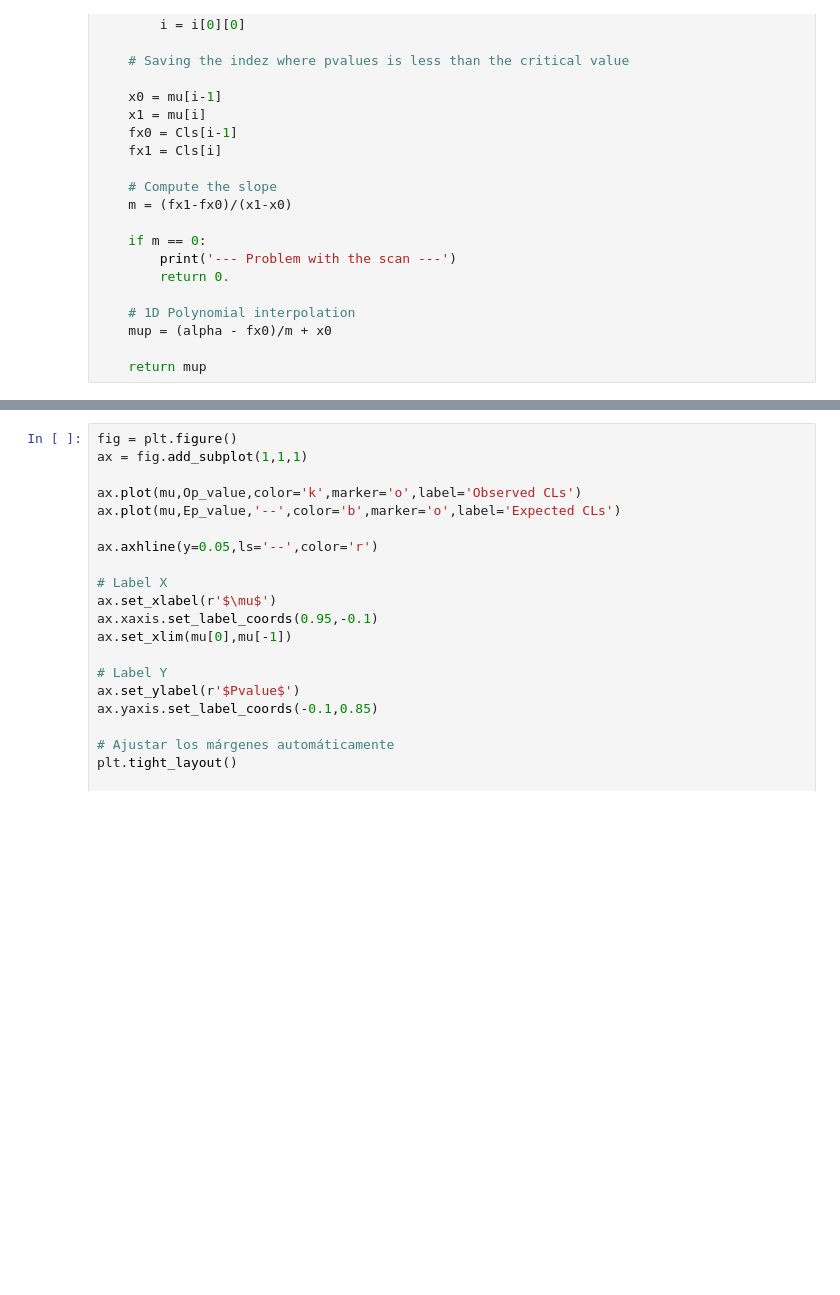
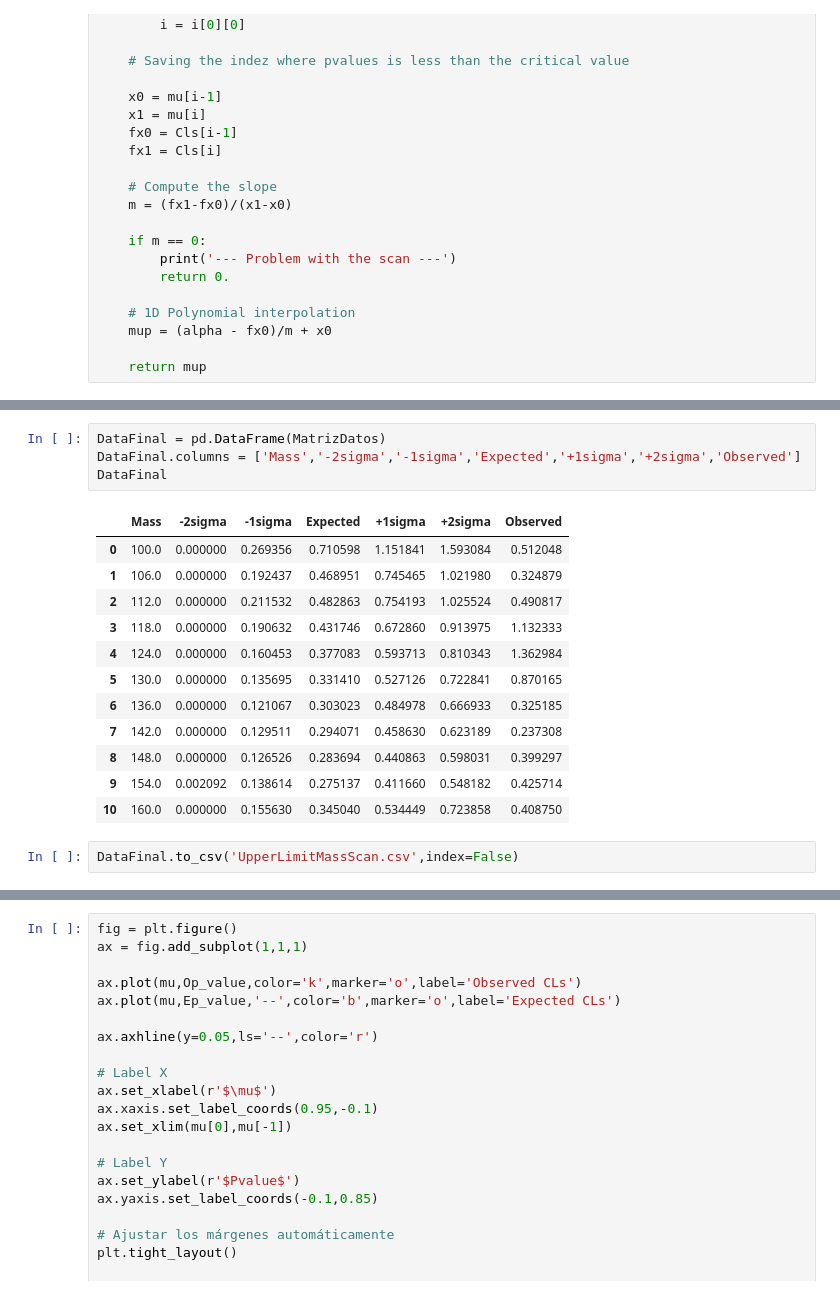
Before and after one commit to asegura4488/StatsHEP, a Jupyter notebook: MultiChannel/LEP/UpperLimitLnQParallel.ipynb, the cells around one changed output, grey strips where cells are left out. Drawn from its saved outputs; the diff is of its cells as text; blank space fills up the shorter version.

```diff
--- a/MultiChannel/LEP/UpperLimitLnQParallel.ipynb
+++ b/MultiChannel/LEP/UpperLimitLnQParallel.ipynb
@@ -215,0 +248,19 @@ for data in Data:
+# %%
+DataFinal = pd.DataFrame(MatrizDatos)
+DataFinal.columns = ['Mass','-2sigma','-1sigma','Expected','+1sigma','+2sigma','Observed']
+DataFinal
+# %% [output]
+|  | Mass | -2sigma | -1sigma | Expected | +1sigma | +2sigma | Observed |
+| 0 | 100.0 | 0.000000 | 0.269356 | 0.710598 | 1.151841 | 1.593084 | 0.512048 |
+| 1 | 106.0 | 0.000000 | 0.192437 | 0.468951 | 0.745465 | 1.021980 | 0.324879 |
+| 2 | 112.0 | 0.000000 | 0.211532 | 0.482863 | 0.754193 | 1.025524 | 0.490817 |
+| 3 | 118.0 | 0.000000 | 0.190632 | 0.431746 | 0.672860 | 0.913975 | 1.132333 |
+| 4 | 124.0 | 0.000000 | 0.160453 | 0.377083 | 0.593713 | 0.810343 | 1.362984 |
+| 5 | 130.0 | 0.000000 | 0.135695 | 0.331410 | 0.527126 | 0.722841 | 0.870165 |
+| 6 | 136.0 | 0.000000 | 0.121067 | 0.303023 | 0.484978 | 0.666933 | 0.325185 |
+| 7 | 142.0 | 0.000000 | 0.129511 | 0.294071 | 0.458630 | 0.623189 | 0.237308 |
+| 8 | 148.0 | 0.000000 | 0.126526 | 0.283694 | 0.440863 | 0.598031 | 0.399297 |
+| 9 | 154.0 | 0.002092 | 0.138614 | 0.275137 | 0.411660 | 0.548182 | 0.425714 |
+| 10 | 160.0 | 0.000000 | 0.155630 | 0.345040 | 0.534449 | 0.723858 | 0.408750 |
+# %%
+DataFinal.to_csv('UpperLimitMassScan.csv',index=False)
```
Also changed, not shown: parts of 4 cells of this notebook.
